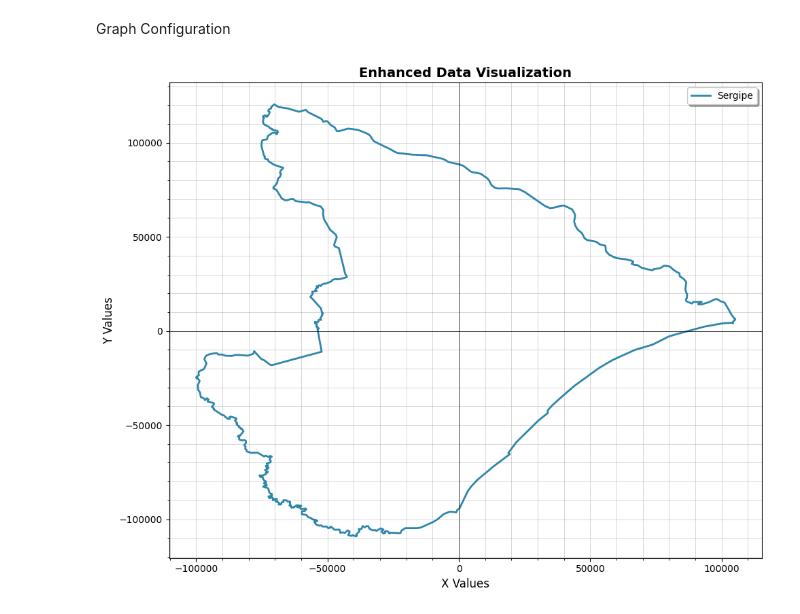
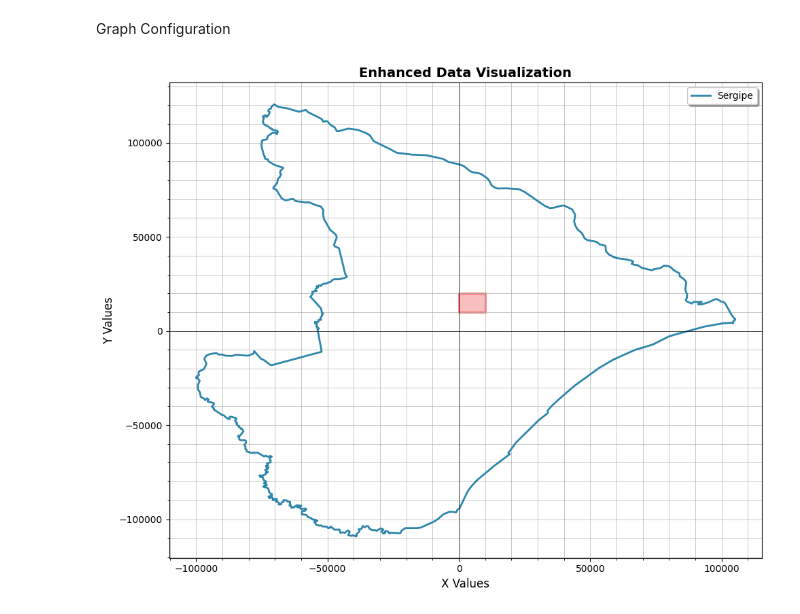
Before and after one commit to FelipeGinklings/Trabalho-Calc-Num-M2, a Jupyter notebook: question2.ipynb, the cells around one changed output. Saved outputs shown, nothing was run; the diff lists cells and outputs as text; code cells hidden in the pictures.

```diff
--- a/question2.ipynb
+++ b/question2.ipynb
@@ -33,26 +34,33 @@ Graph Configuration
 # %%
 # Create figure and axis with better size
 fig, ax = plt.subplots(figsize=(10, 8))
 line = ax.plot(x, y, linewidth=2, markersize=6, label='Sergipe', color='#2E86AB')
 # Set up the grid with more divisions
 ax.grid(True, which='both', linestyle='-', linewidth=.7, alpha=0.7)
 # Add minor grid lines for more divisions
 ax.minorticks_on()
 ax.grid(True, which='minor', linestyle='-', linewidth=.7, alpha=0.7)
 # Add axes at (0,0)
 ax.axhline(y=0, color='k', linewidth=.5)
 ax.axvline(x=0, color='k', linewidth=.5)
 # Add labels and title
 ax.set_xlabel('X Values', fontsize=12)
 ax.set_ylabel('Y Values', fontsize=12)
 ax.set_title('Enhanced Data Visualization', fontsize=14, fontweight='bold')
 # Add legend
 ax.legend(loc='best', frameon=True, fancybox=True, shadow=True)
 # Improve tick formatting
 ax.tick_params(axis='both', which='major', labelsize=10)
 # Adjust layout to prevent clipping
 plt.tight_layout()
+# Add red rectangle at (0, 0)
+rect_width = 10000  # ajuste conforme necessário
+rect_height = 10000  # ajuste conforme necessário
+rectangle = Rectangle((0, rect_height), rect_width, rect_height,
+                      linewidth=2, edgecolor='red',
+                      facecolor='lightcoral', alpha=0.5)
+ax.add_patch(rectangle)
 # plot the graph
 plt.show()
 # %% [output]
-[figure, old version]
+[figure, new version]
```
Also changed, not shown: parts of 1 cell of this notebook.
